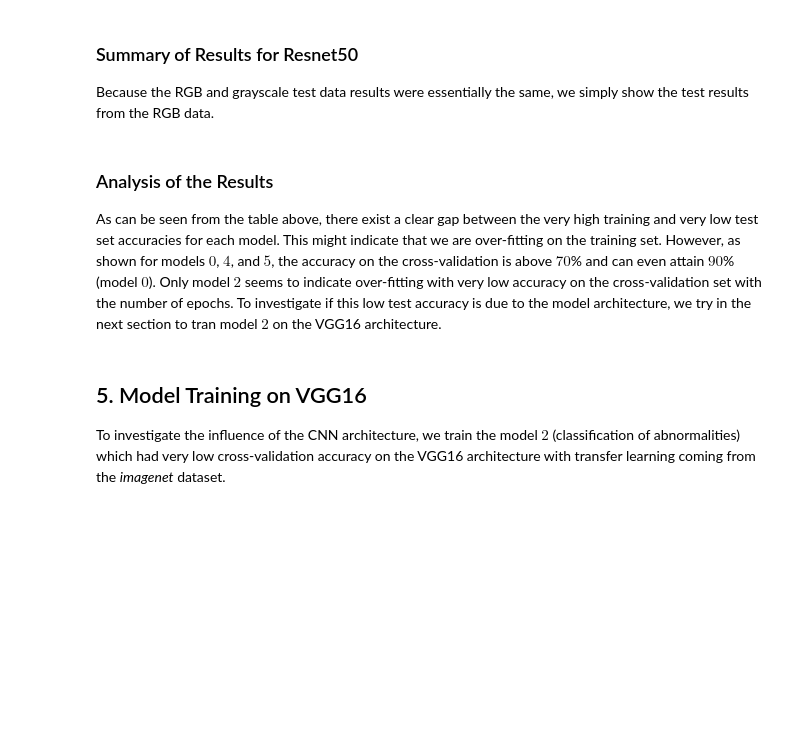
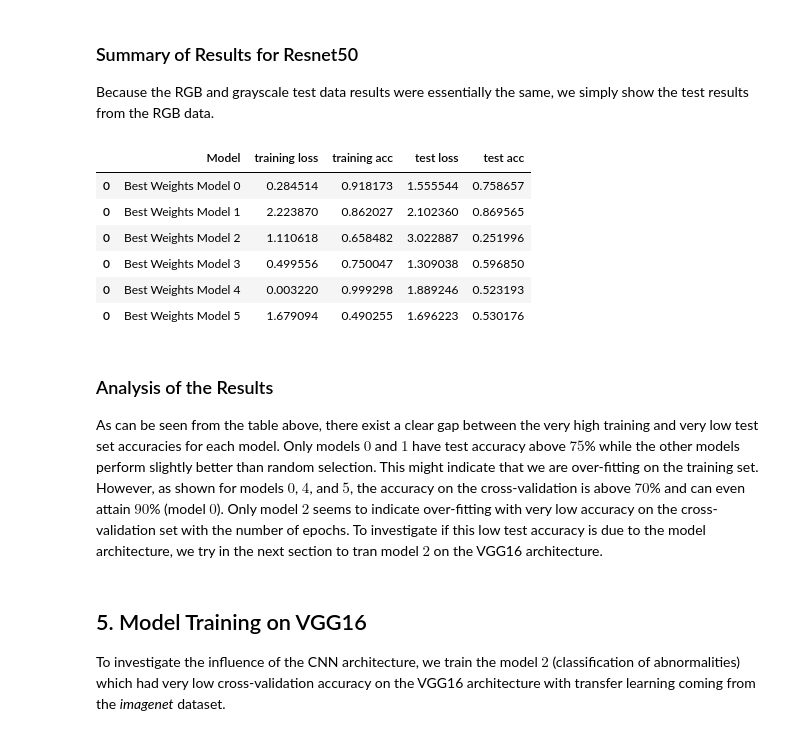
Before and after one commit to hljames/cancer-diagnosis, a Jupyter notebook: notebooks/classification_models.ipynb, the cells around one changed output. Saved outputs shown, nothing was run; the diff lists cells and outputs as text; code cells hidden in the pictures; blank space fills up the shorter version.

```diff
--- a/notebooks/classification_models.ipynb
+++ b/notebooks/classification_models.ipynb
@@ -558,6 +579,5 @@ model_2_bw_train_metrics, model_2_bw_test_metrics = evaluate_train_test(model_2_
 # %%
-model_2_results = pretty_metrics(2, model_2_train_metrics,
-                                 model_2_test_metrics,
+model_2_results = pretty_metrics(2,
                                  model_2_bw_train_metrics,
                                  model_2_bw_test_metrics)
 display(model_2_results)
@@ -608,4 +631,6 @@ KeyboardInterrupt:
 save_all(model_3,model_3_history,model_3_name,arch_name)
 # %%
 %%time
-model_3,model_3_best_weights,model_3_history = load_all(model_3_name,arch_name)
+model_3_name = 'model_3'
+# model_3,model_3_best_weights,model_3_history = load_all(model_3_name,arch_name)
+model_3_best_weights = load_all(model_3_name,arch_name,True)
@@ -805,11 +827,19 @@ Because the RGB and grayscale test data results were essentially the same, we si
 # %%
 all_results = pd.concat([model_0_results,
                          model_1_results, model_2_results, model_3_results, model_4_results, model_5_results])
-display(all_results_df)
+display(all_results)
+# %% [output]
+|  | Model | training loss | training acc | test loss | test acc |
+| 0 | Best Weights Model 0 | 0.284514 | 0.918173 | 1.555544 | 0.758657 |
+| 0 | Best Weights Model 1 | 2.223870 | 0.862027 | 2.102360 | 0.869565 |
+| 0 | Best Weights Model 2 | 1.110618 | 0.658482 | 3.022887 | 0.251996 |
+| 0 | Best Weights Model 3 | 0.499556 | 0.750047 | 1.309038 | 0.596850 |
+| 0 | Best Weights Model 4 | 0.003220 | 0.999298 | 1.889246 | 0.523193 |
+| 0 | Best Weights Model 5 | 1.679094 | 0.490255 | 1.696223 | 0.530176 |
 # %% [markdown]
 ### Analysis of the Results
 
-As can be seen from the table above, there exist a clear gap between the very high training and very low test set accuracies for each model. This might indicate that we are over-fitting on the training set. However, as shown for models $0$, $4$, and $5$, the accuracy on the cross-validation is above $70$% and can even attain $90$% (model $0$). Only model $2$ seems to indicate over-fitting with very low accuracy on the cross-validation set with the number of epochs. To investigate if this low test accuracy is due to the model architecture, we try in the next section to tran model $2$ on the VGG16 architecture.
+As can be seen from the table above, there exist a clear gap between the very high training and very low test set accuracies for each model. Only models $0$ and $1$ have test accuracy above $75$% while the other models perform slightly better than random selection. This might indicate that we are over-fitting on the training set. However, as shown for models $0$, $4$, and $5$, the accuracy on the cross-validation is above $70$% and can even attain $90$% (model $0$). Only model $2$ seems to indicate over-fitting with very low accuracy on the cross-validation set with the number of epochs. To investigate if this low test accuracy is due to the model architecture, we try in the next section to tran model $2$ on the VGG16 architecture.
 # %% [markdown]
 ## 5. Model Training on VGG16
 To investigate the influence of the CNN architecture, we train the model $2$ (classification of abnormalities) which had very low cross-validation accuracy on the VGG16 architecture with transfer learning coming from the _imagenet_ dataset.
```
Also changed, not shown: parts of 20 cells of this notebook, 6 other files.
